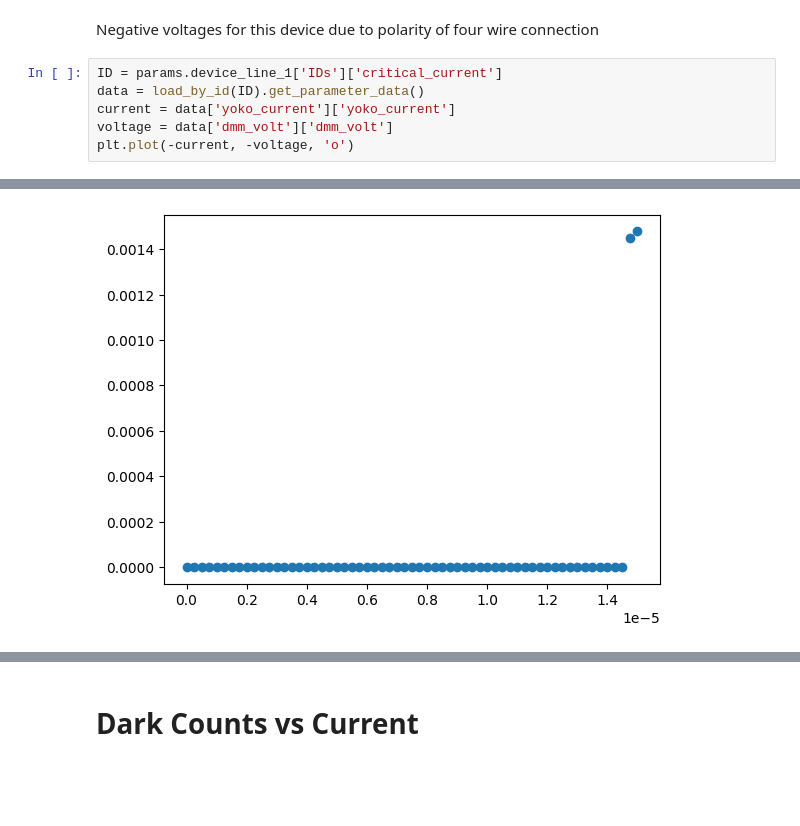
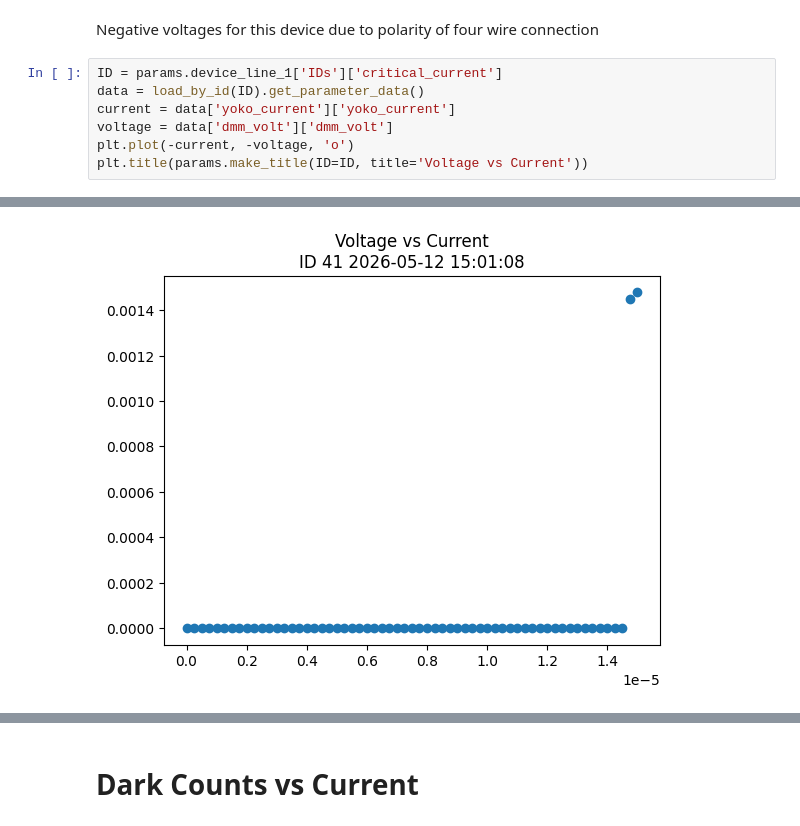
Before and after one commit to QNLSydney/snspd, a Jupyter notebook: SNSPD2/SNSPD11_Line_1_Analysis.ipynb, the cells around one changed output, grey strips where cells are left out. Cells and saved outputs as stored; diff of their text form; blank space fills up the shorter version.

```diff
--- a/SNSPD2/SNSPD11_Line_1_Analysis.ipynb
+++ b/SNSPD2/SNSPD11_Line_1_Analysis.ipynb
@@ -72,4 +81,5 @@ data = load_by_id(ID).get_parameter_data()
 current = data['yoko_current']['yoko_current']
 voltage = data['dmm_volt']['dmm_volt']
 plt.plot(-current, -voltage, 'o')
+plt.title(params.make_title(ID=ID, title='Voltage vs Current'))
 # %% [output]
@@ -77,4 +87,4 @@ plt.plot(-current, -voltage, 'o')
-[figure, old version]
+[figure, new version]
 # %%
 ID = params.device_line_1['IDs']['light_counts']
 data = load_by_id(ID).get_parameter_data()
```
Also changed, not shown: parts of 65 cells of this notebook, 2 other files.
